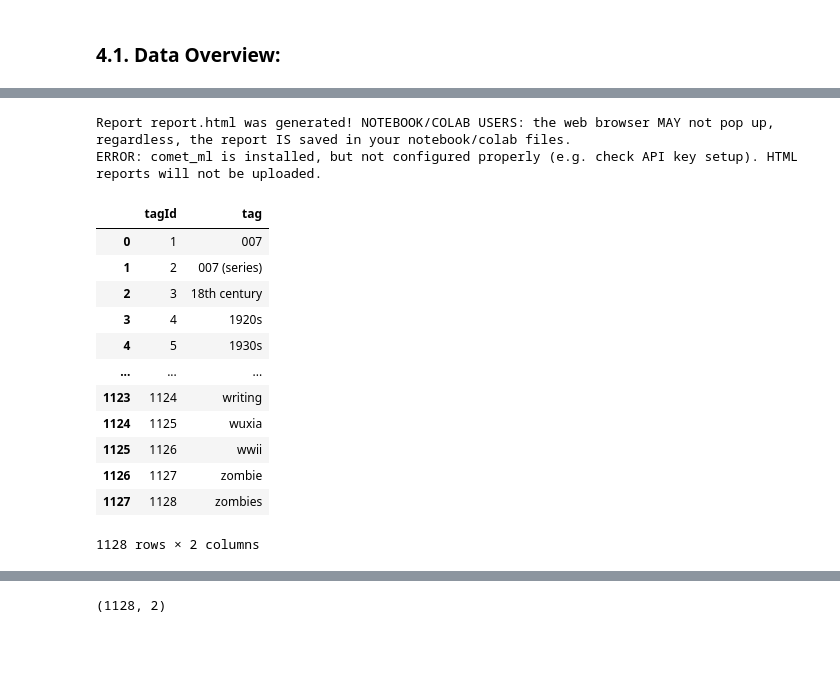
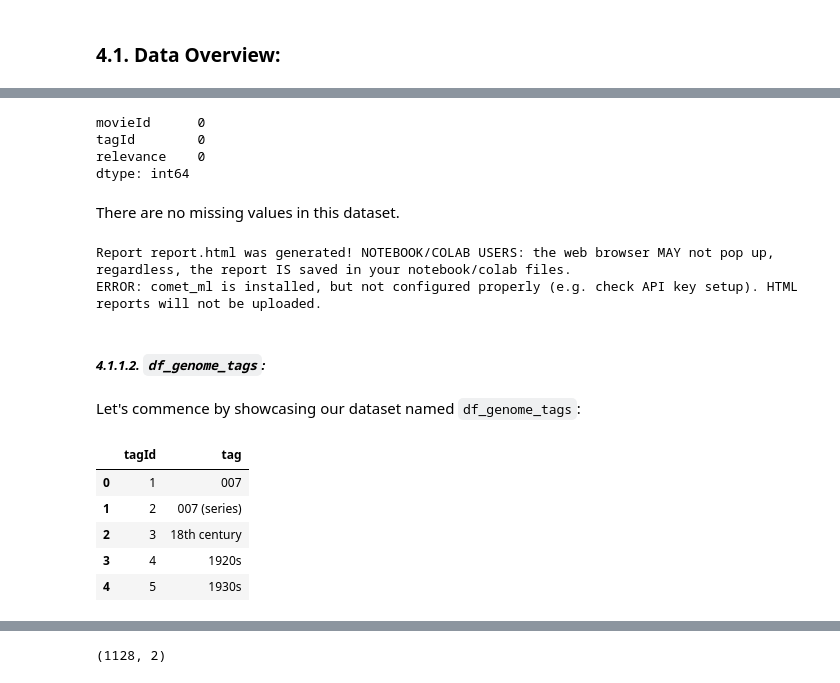
Before and after one commit to Christelle278/Unsupervised-Learning-Sprint-2307FTDS-Team-NM3, a Jupyter notebook: Unsupervised_Learning_Sprint_2307FTDS_Team_NM3.ipynb, the cells around one changed output, grey strips where cells are left out. Cells and saved outputs as stored; diff of their text form; code cells hidden in the pictures; blank space fills up the shorter version.

```diff
--- a/Unsupervised_Learning_Sprint_2307FTDS_Team_NM3.ipynb
+++ b/Unsupervised_Learning_Sprint_2307FTDS_Team_NM3.ipynb
@@ -242,22 +279,29 @@ df_genome_scores.shape
+# %%
+# Display the count of missing values in each column of the genome_scores dataset
+df_genome_scores.isnull().sum()
+# %% [output]
+movieId      0
+tagId        0
+relevance    0
+dtype: int64
+# %% [markdown]
+There are no missing values in this dataset.
 # %%
 analyze_report = sv.analyze(df_genome_scores)
 analyze_report.show_html('report.html', open_browser=True)
 # %% [output]
 Report report.html was generated! NOTEBOOK/COLAB USERS: the web browser MAY not pop up, regardless, the report IS saved in your notebook/colab files.
 ERROR: comet_ml is installed, but not configured properly (e.g. check API key setup). HTML reports will not be uploaded.
+# %% [markdown]
+##### *4.1.1.2. `df_genome_tags`:*
+# %% [markdown]
+Let's commence by showcasing our dataset named `df_genome_tags`:
 # %%
-df_genome_tags
+df_genome_tags.head()
 # %% [output]
 |  | tagId | tag |
 | 0 | 1 | 007 |
 | 1 | 2 | 007 (series) |
 | 2 | 3 | 18th century |
 | 3 | 4 | 1920s |
 | 4 | 5 | 1930s |
-| ... | ... | ... |
-| 1123 | 1124 | writing |
-| 1124 | 1125 | wuxia |
-| 1125 | 1126 | wwii |
-| 1126 | 1127 | zombie |
-| 1127 | 1128 | zombies |
-1128 rows × 2 columns
```
Also changed, not shown: parts of 46 cells of this notebook.
